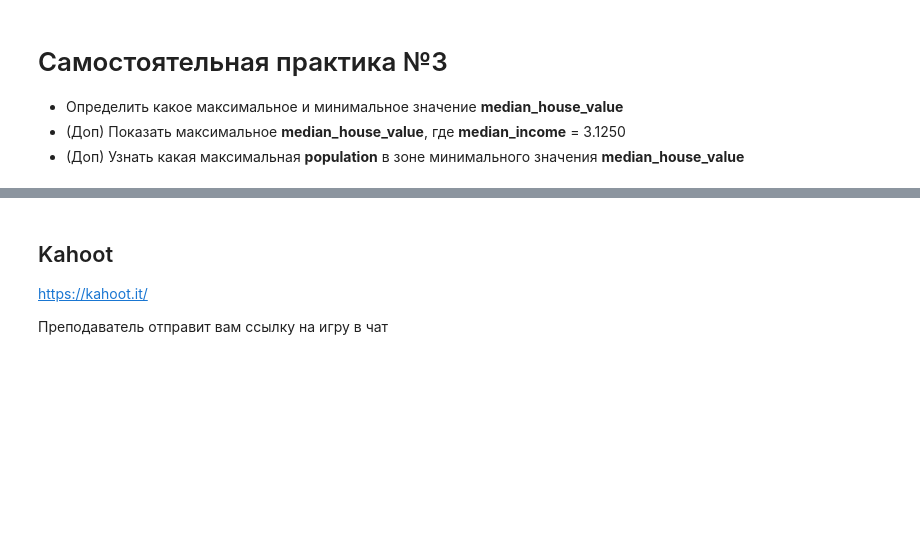
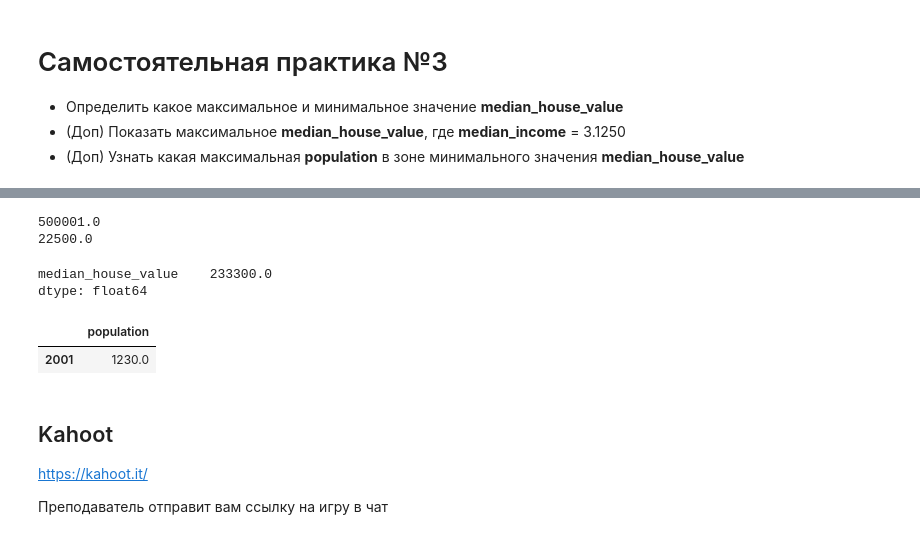
Before and after one commit to esrybkin/Control_work, a Jupyter notebook: 11sem_res.ipynb, the cells around one changed output, grey strips where cells are left out. Saved outputs shown, nothing was run; the diff lists cells and outputs as text; code cells hidden in the pictures; blank space fills up the shorter version.

```diff
--- a/11sem_res.ipynb
+++ b/11sem_res.ipynb
@@ -320,3 +395,20 @@ Name: population, dtype: float64
+# %%
+print(df1['median_house_value'].max())
+print(df1['median_house_value'].min())
+# %% [output]
+500001.0
+22500.0
+# %%
+df1.loc[df1['median_income'] == 3.1250, ['median_house_value']].max()
+# %% [output]
+median_house_value    233300.0
+dtype: float64
+# %%
+med_min = df1['median_house_value'].min()
+df1.loc[df1['median_house_value'] == med_min, ['population']]
+# %% [output]
+|  | population |
+| 2001 | 1230.0 |
 # %% [markdown]
 ## Kahoot
 
```
Also changed, not shown: parts of 10 cells of this notebook.
